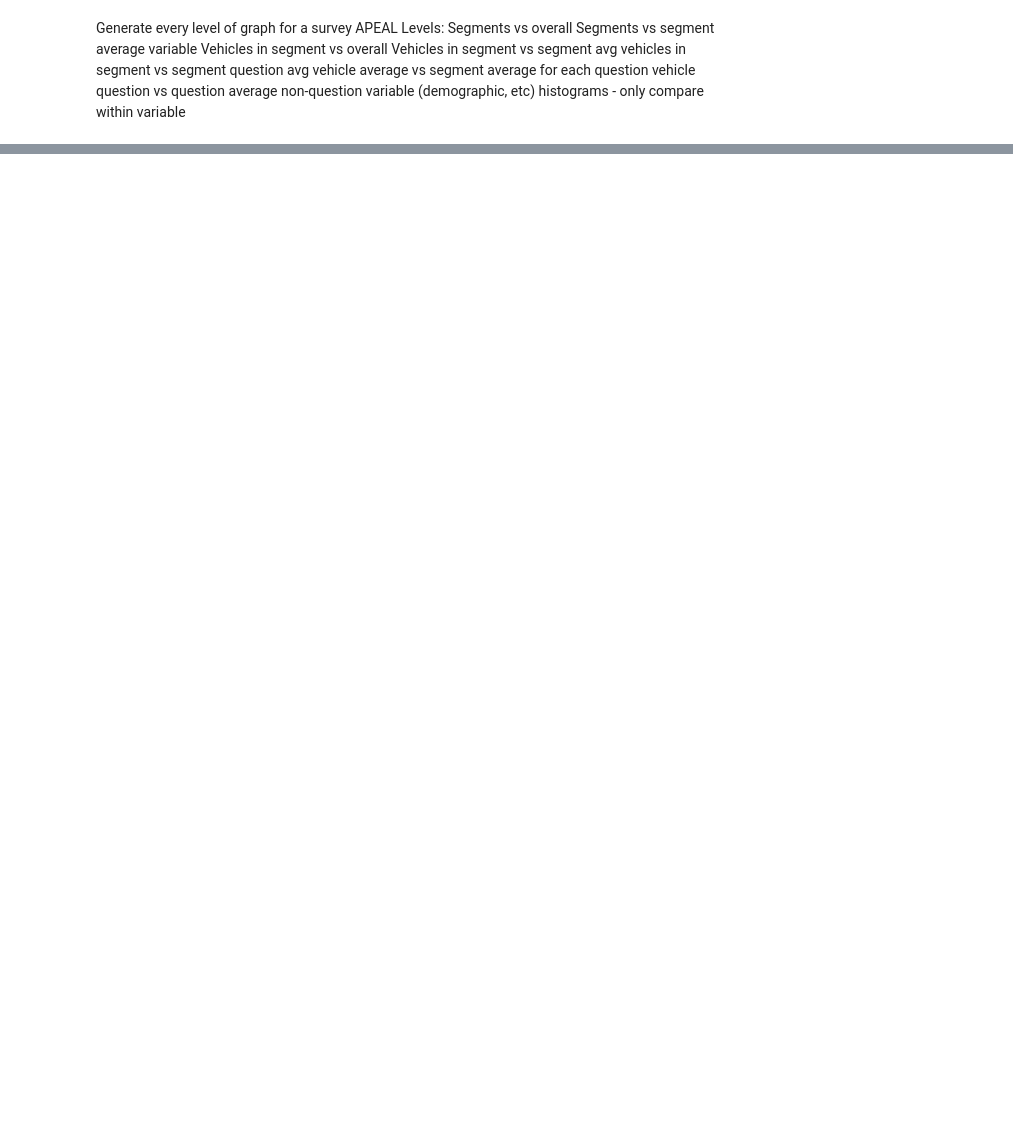
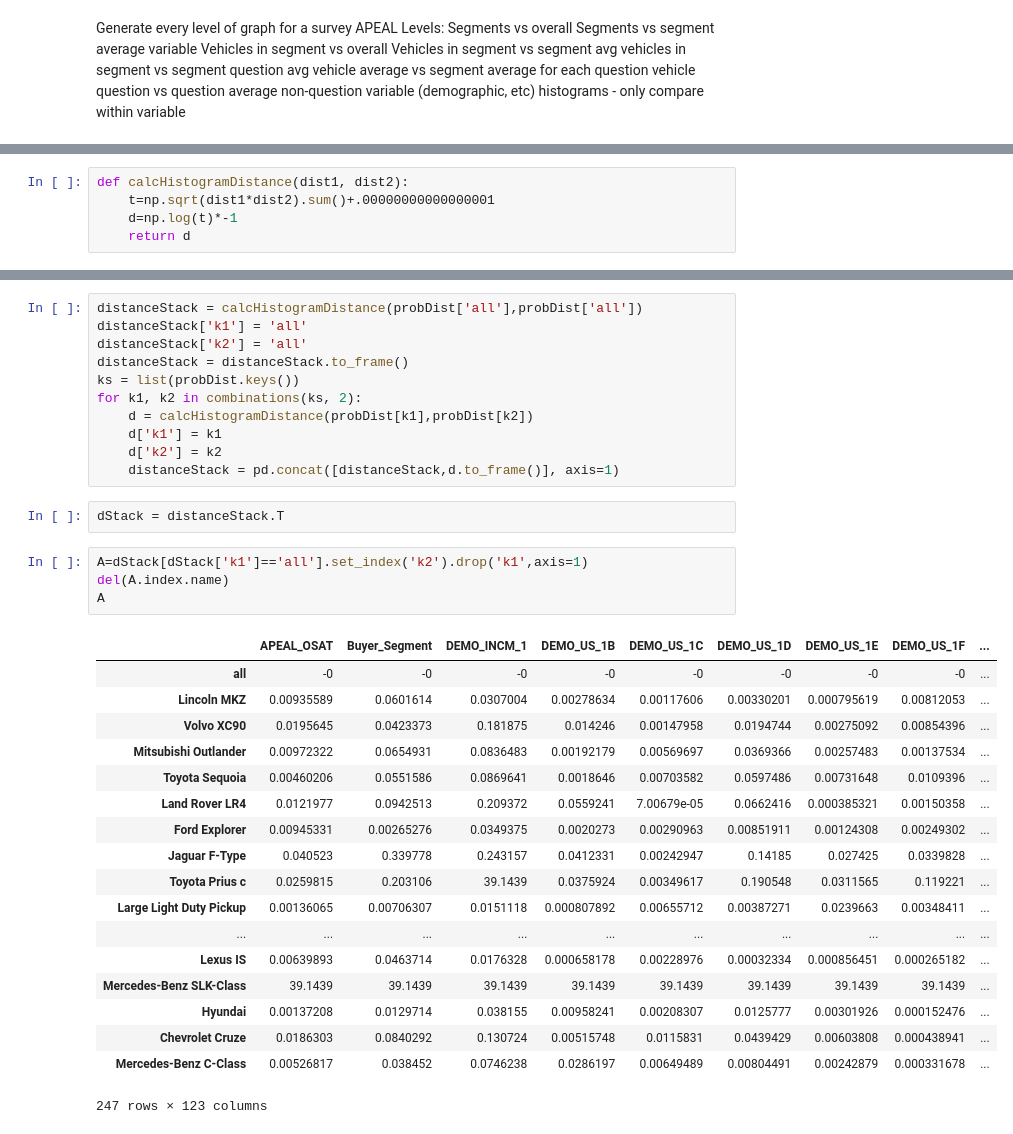
Before and after one commit to kpeterso/HistogramDistance, a Jupyter notebook: Histogram Distance Graph Automation.ipynb, the cells around one changed output, grey strips where cells are left out. Saved outputs shown, nothing was run; the diff lists cells and outputs as text; blank space fills up the shorter version.

Commit message:
Create one large distance stack

```diff
--- a/Histogram Distance Graph Automation.ipynb
+++ b/Histogram Distance Graph Automation.ipynb
@@ -20 +19,6 @@ def createProbDist:
+# %%
+def calcHistogramDistance(dist1, dist2):
+    t=np.sqrt(dist1*dist2).sum()+.00000000000000001
+    d=np.log(t)*-1
+    return d
 # %%
@@ -37,0 +134,36 @@ for f in fileList:
+# %%
+distanceStack = calcHistogramDistance(probDist['all'],probDist['all'])
+distanceStack['k1'] = 'all'
+distanceStack['k2'] = 'all'
+distanceStack = distanceStack.to_frame()
+ks = list(probDist.keys())
+for k1, k2 in combinations(ks, 2):
+    d = calcHistogramDistance(probDist[k1],probDist[k2])
+    d['k1'] = k1
+    d['k2'] = k2
+    distanceStack = pd.concat([distanceStack,d.to_frame()], axis=1)
+# %%
+dStack = distanceStack.T
+# %%
+A=dStack[dStack['k1']=='all'].set_index('k2').drop('k1',axis=1)
+del(A.index.name)
+A
+# %% [output]
+|  | APEAL_OSAT | Buyer_Segment | DEMO_INCM_1 | DEMO_US_1B | DEMO_US_1C | DEMO_US_1D | DEMO_US_1E | DEMO_US_1F | ... |
+| all | -0 | -0 | -0 | -0 | -0 | -0 | -0 | -0 | ... |
+| Lincoln MKZ | 0.00935589 | 0.0601614 | 0.0307004 | 0.00278634 | 0.00117606 | 0.00330201 | 0.000795619 | 0.00812053 | ... |
+| Volvo XC90 | 0.0195645 | 0.0423373 | 0.181875 | 0.014246 | 0.00147958 | 0.0194744 | 0.00275092 | 0.00854396 | ... |
+| Mitsubishi Outlander | 0.00972322 | 0.0654931 | 0.0836483 | 0.00192179 | 0.00569697 | 0.0369366 | 0.00257483 | 0.00137534 | ... |
+| Toyota Sequoia | 0.00460206 | 0.0551586 | 0.0869641 | 0.0018646 | 0.00703582 | 0.0597486 | 0.00731648 | 0.0109396 | ... |
+| Land Rover LR4 | 0.0121977 | 0.0942513 | 0.209372 | 0.0559241 | 7.00679e-05 | 0.0662416 | 0.000385321 | 0.00150358 | ... |
+| Ford Explorer | 0.00945331 | 0.00265276 | 0.0349375 | 0.0020273 | 0.00290963 | 0.00851911 | 0.00124308 | 0.00249302 | ... |
+| Jaguar F-Type | 0.040523 | 0.339778 | 0.243157 | 0.0412331 | 0.00242947 | 0.14185 | 0.027425 | 0.0339828 | ... |
+| Toyota Prius c | 0.0259815 | 0.203106 | 39.1439 | 0.0375924 | 0.00349617 | 0.190548 | 0.0311565 | 0.119221 | ... |
+| Large Light Duty Pickup | 0.00136065 | 0.00706307 | 0.0151118 | 0.000807892 | 0.00655712 | 0.00387271 | 0.0239663 | 0.00348411 | ... |
+| ... | ... | ... | ... | ... | ... | ... | ... | ... | ... |
+| Lexus IS | 0.00639893 | 0.0463714 | 0.0176328 | 0.000658178 | 0.00228976 | 0.00032334 | 0.000856451 | 0.000265182 | ... |
+| Mercedes-Benz SLK-Class | 39.1439 | 39.1439 | 39.1439 | 39.1439 | 39.1439 | 39.1439 | 39.1439 | 39.1439 | ... |
+| Hyundai | 0.00137208 | 0.0129714 | 0.038155 | 0.00958241 | 0.00208307 | 0.0125777 | 0.00301926 | 0.000152476 | ... |
+| Chevrolet Cruze | 0.0186303 | 0.0840292 | 0.130724 | 0.00515748 | 0.0115831 | 0.0439429 | 0.00603808 | 0.000438941 | ... |
+| Mercedes-Benz C-Class | 0.00526817 | 0.038452 | 0.0746238 | 0.0286197 | 0.00649489 | 0.00804491 | 0.00242879 | 0.000331678 | ... |
+247 rows × 123 columns
```
Also changed, not shown: parts of 9 cells of this notebook.
